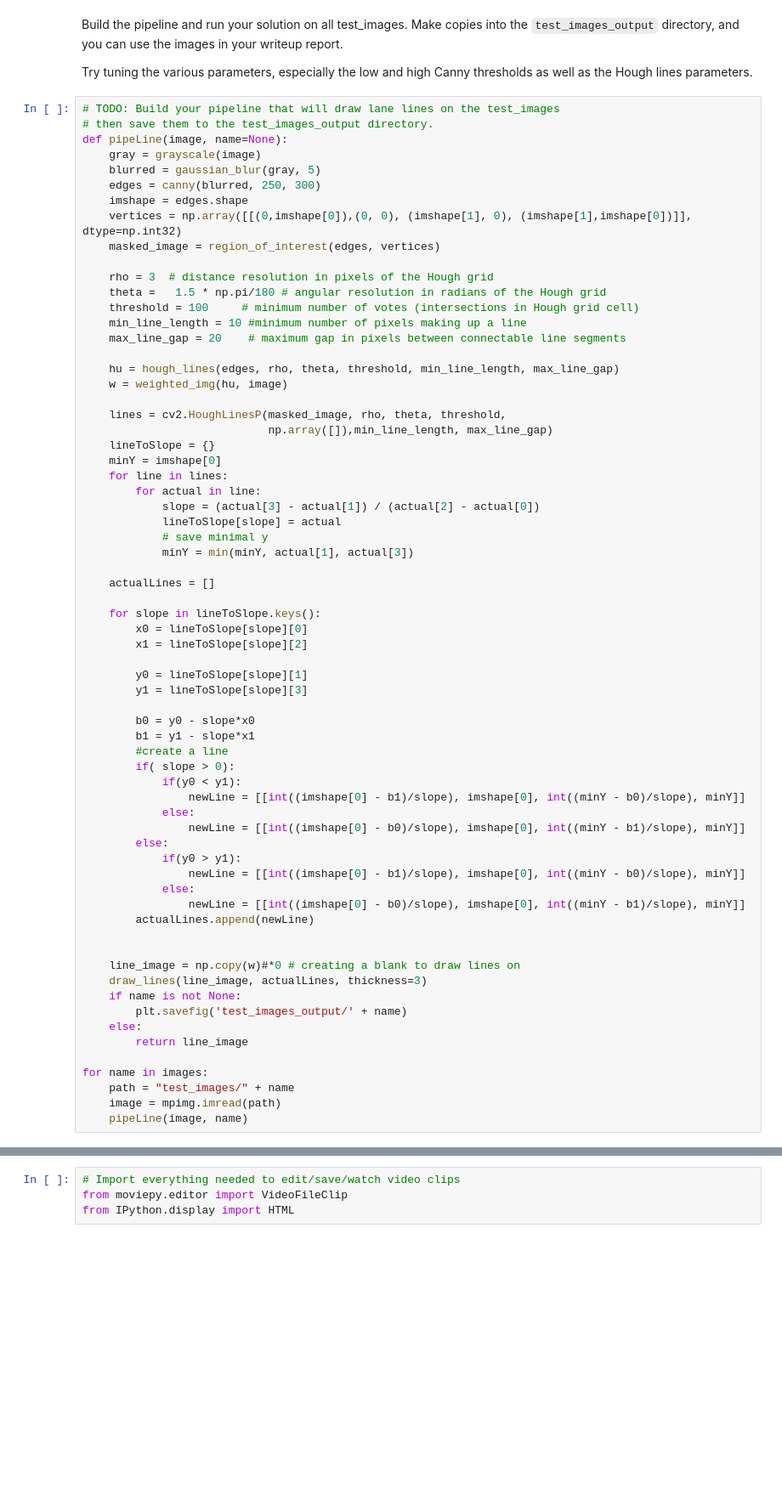
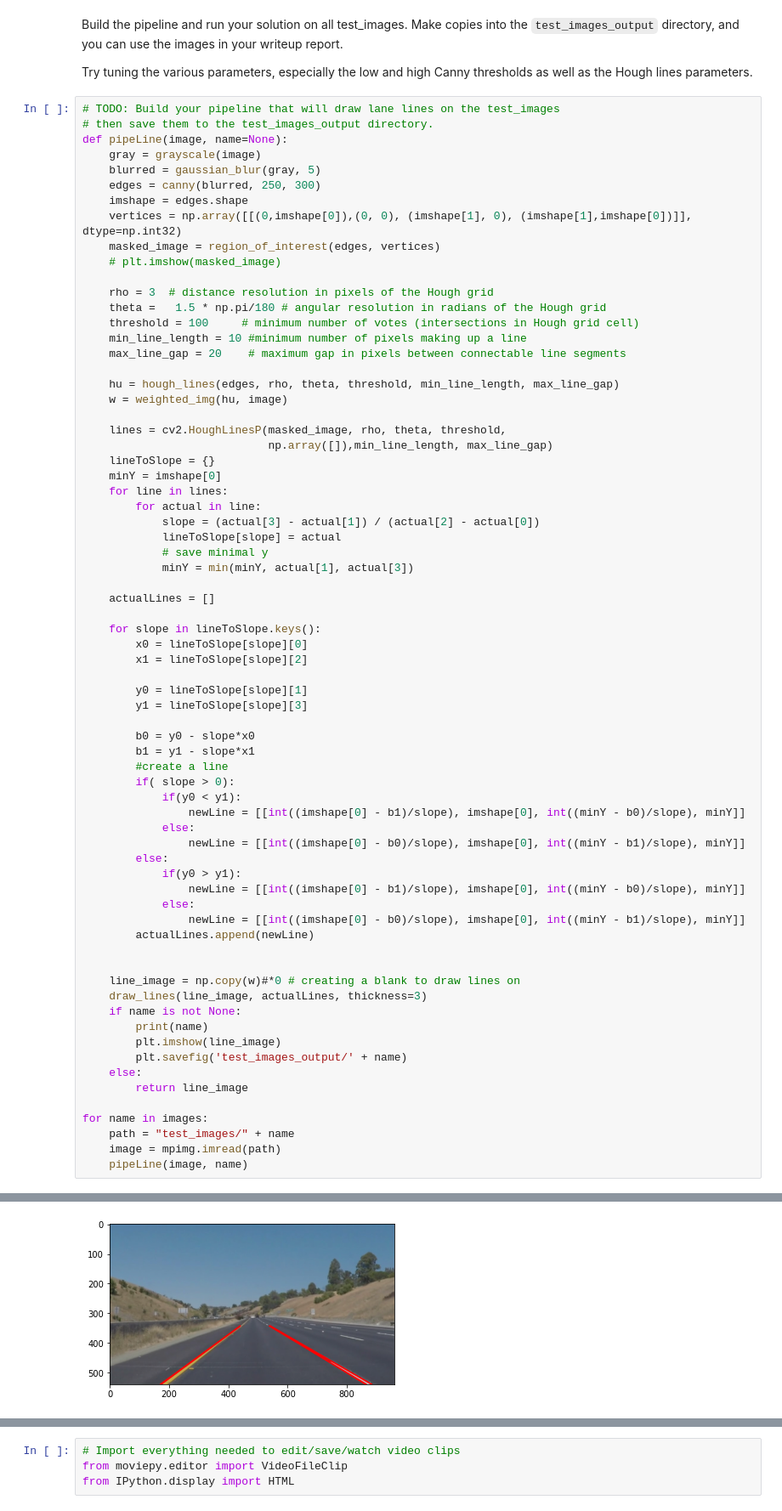
Before and after one commit to barel-meir/CarND-LaneLines-P1, a Jupyter notebook: P1.ipynb, the cells around one changed output, grey strips where cells are left out. Shown: that part at 85% size. Saved outputs shown, nothing was run; the diff lists cells and outputs as text; blank space fills up the shorter version.

```diff
--- a/P1.ipynb
+++ b/P1.ipynb
@@ -196,6 +196,7 @@ def pipeLine(image, name=None):
     imshape = edges.shape
     vertices = np.array([[(0,imshape[0]),(0, 0), (imshape[1], 0), (imshape[1],imshape[0])]], dtype=np.int32)
     masked_image = region_of_interest(edges, vertices)
+    # plt.imshow(masked_image)
 
     rho = 3  # distance resolution in pixels of the Hough grid
     theta =   1.5 * np.pi/180 # angular resolution in radians of the Hough grid
@@ -245,6 +246,8 @@ def pipeLine(image, name=None):
     line_image = np.copy(w)#*0 # creating a blank to draw lines on
     draw_lines(line_image, actualLines, thickness=3)
     if name is not None:
+        print(name)
+        plt.imshow(line_image)
         plt.savefig('test_images_output/' + name)
     else:
         return line_image
@@ -258,3 +266,4 @@ for name in images:
+[figure, added]
 # %% [markdown]
 ## Test on Videos
 
```
Also changed, not shown: parts of 2 cells of this notebook.
